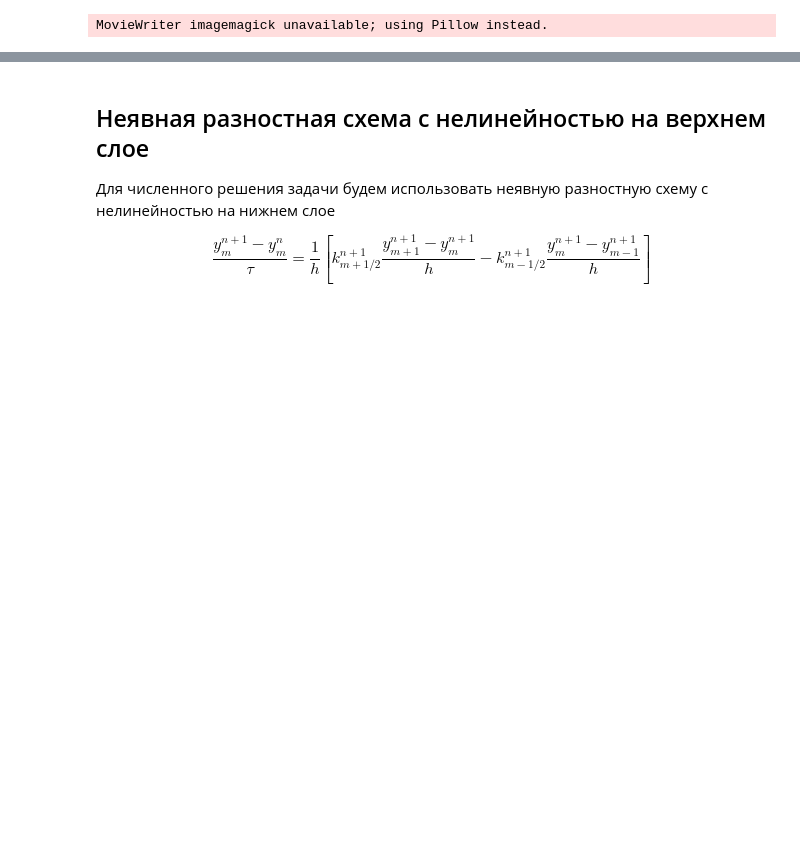
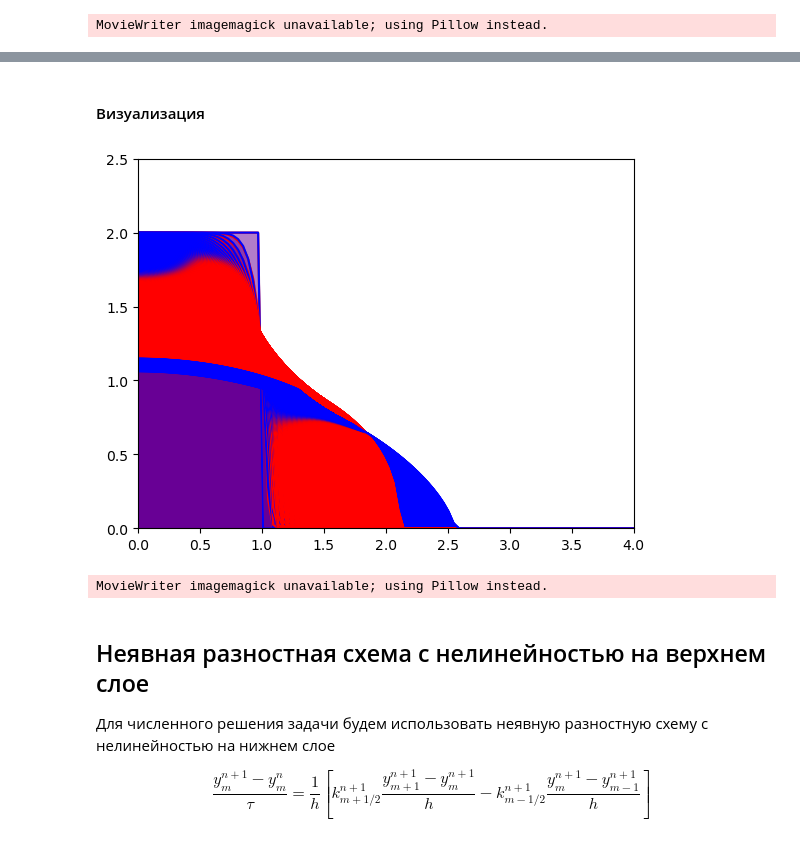
Before and after one commit to Claptar/spitzer-conductivity, a Jupyter notebook: Волна Самарского-Соболя-Зельдовича.ipynb, the cells around one changed output, grey strips where cells are left out. Drawn from its saved outputs; the diff is of its cells as text; code cells hidden in the pictures; blank space fills up the shorter version.

```diff
--- a/Волна Самарского-Соболя-Зельдовича.ipynb
+++ b/Волна Самарского-Соболя-Зельдовича.ipynb
@@ -425,3 +530,46 @@ MovieWriter imagemagick unavailable; using Pillow instead.
+# %%
+t = np.linspace(t_0, T, N)
+x = np.linspace(a, b, M)
+# %%
+def u_init(x, To):
+    u = np.zeros(x.size)
+    for i in range(len(x)):
+        if x[i] <= 1:
+            u[i] = To
+    return u
+# %%
+u1 = np.zeros((N, M), dtype=np.double)
+u1[0, :] = u_init(x, 2)
+u2 = np.zeros((N, M), dtype=np.double)
+u2[0, :] = u_init(x, 2)
+# %%
+for n in tqdm(range(N - 1)):
+    u_sol = newton_solver(u1[n, :], tau, h, alpha=2.5, kappa=0.2, iter=10)
+    u1[n + 1, :] = u_sol
+    u_sol = newton_solver(u2[n, :], tau, h, alpha=1.5, kappa=0.3, iter=10)
+    u2[n + 1, :] = u_sol
+# %% [markdown]
+#### Визуализация
+# %%
+fig = plt.figure()
+camera = Camera(fig)
+ax = axes(xlim=(a, b), ylim=(0, 2.5))
+
+for i in range(0, N, 10):
+    ax.plot(x, u1[i, :], color="red")
+    ax.fill_between(x, u1[i, :], color='red', alpha=0.3)
+    ax.plot(x, u2[i, :], color="blue")
+    ax.fill_between(x, u2[i, :], color='blue', alpha=0.3)
+    #zeld_sol = zeldovich_solution(x, t[i], alpha, kappa, const)
+    #ax.plot(x, zeld_sol, color="blue")
+    camera.snap()
+# %% [output]
+[figure, added]
+# %%
+animation = camera.animate()
+animation.save('spitz_no_f.gif', writer = 'imagemagick', fps=tau * 10 * 1e3)
+# %% [output]
+MovieWriter imagemagick unavailable; using Pillow instead.
 # %% [markdown]
 ## Неявная разностная схема с нелинейностью на верхнем слое
 
```
Also changed, not shown: parts of 16 cells of this notebook, 2 other files.
